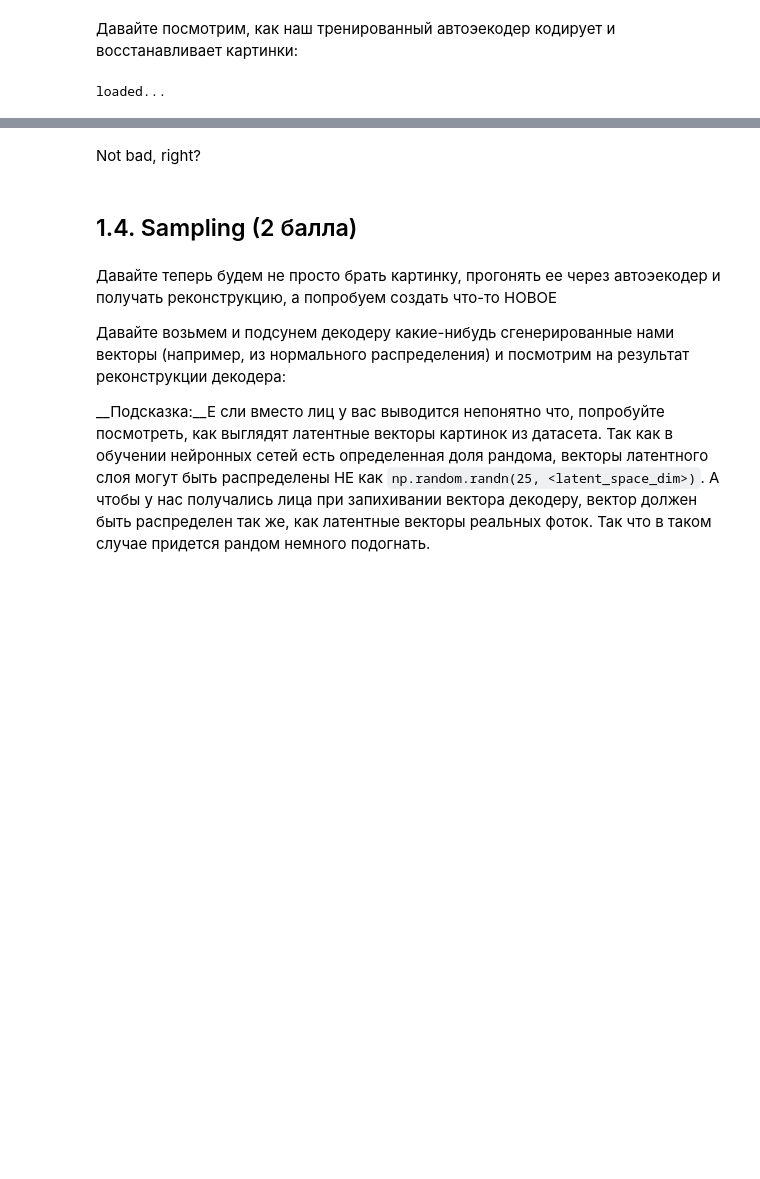
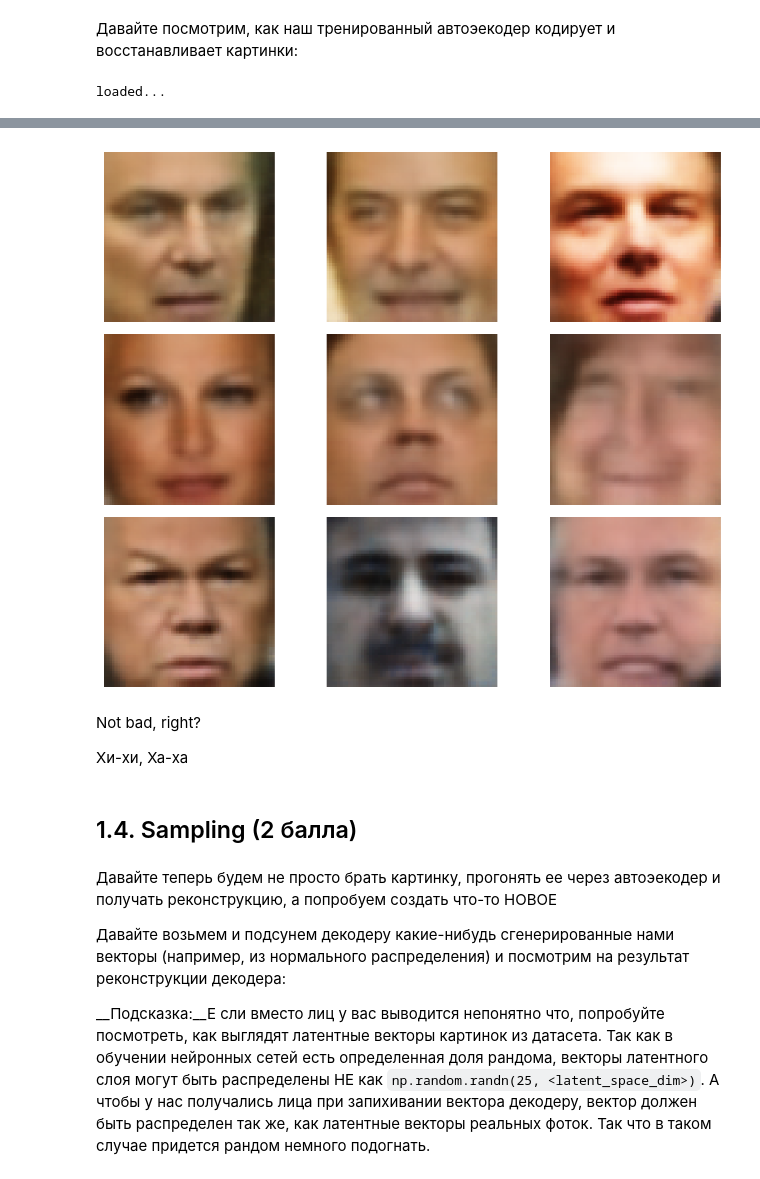
Before and after one commit to almos05/DLS, a Jupyter notebook: [homework]autoencoders.ipynb, the cells around one changed output, grey strips where cells are left out. Drawn from its saved outputs; the diff is of its cells as text; code cells hidden in the pictures; blank space fills up the shorter version.

```diff
--- a/[homework]autoencoders.ipynb
+++ b/[homework]autoencoders.ipynb
@@ -284,5 +303,11 @@ loaded...
+# %%
+draw_faces(to_imshow(prediction_faces))
+# %% [output]
+[figure, added]
 # %% [markdown]
 Not bad, right?
+
+Хи-хи, Ха-ха
 # %% [markdown]
 ## 1.4. Sampling (2 балла)
 # %% [markdown]
```
Also changed, not shown: parts of 8 cells of this notebook.
